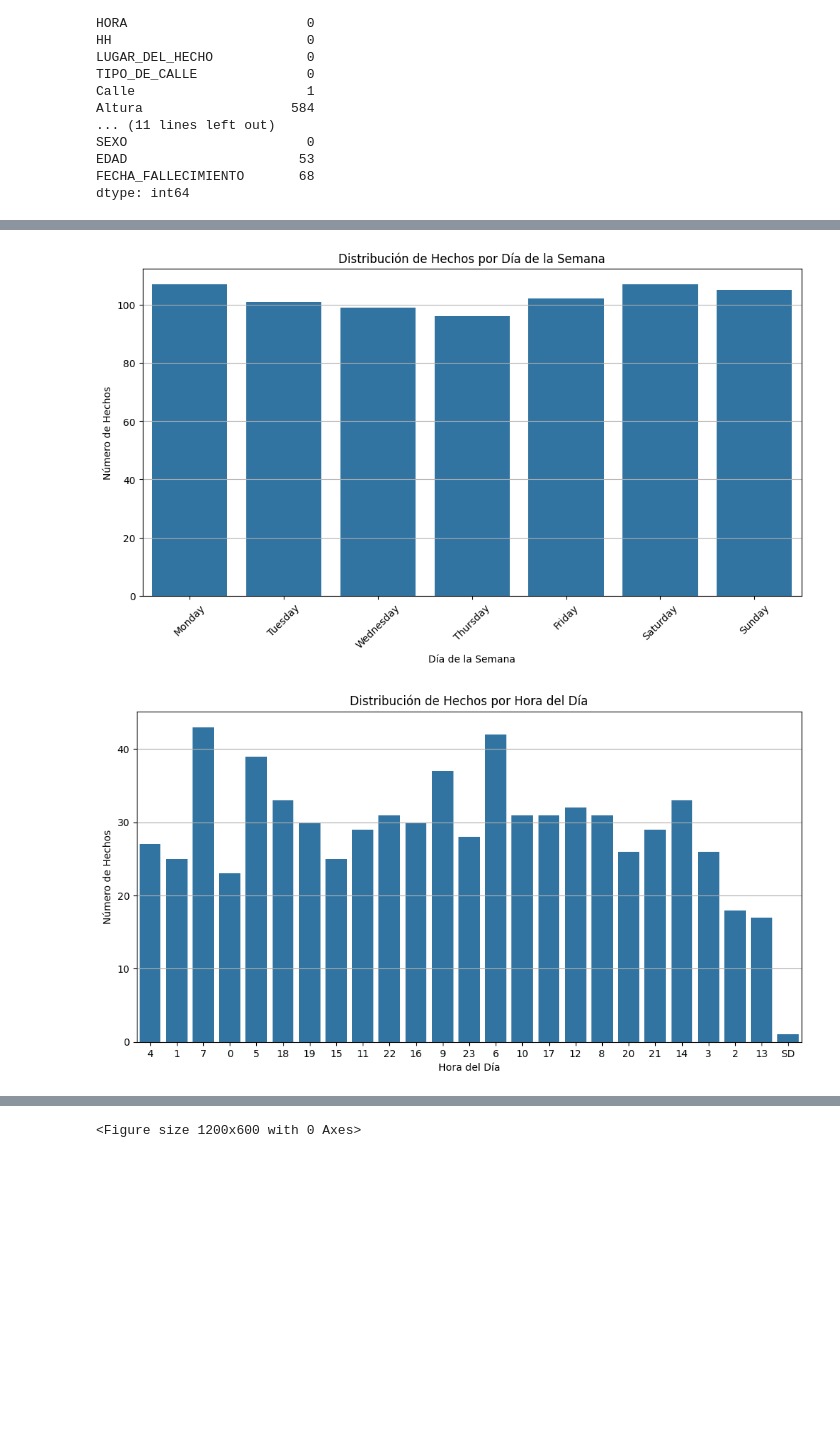
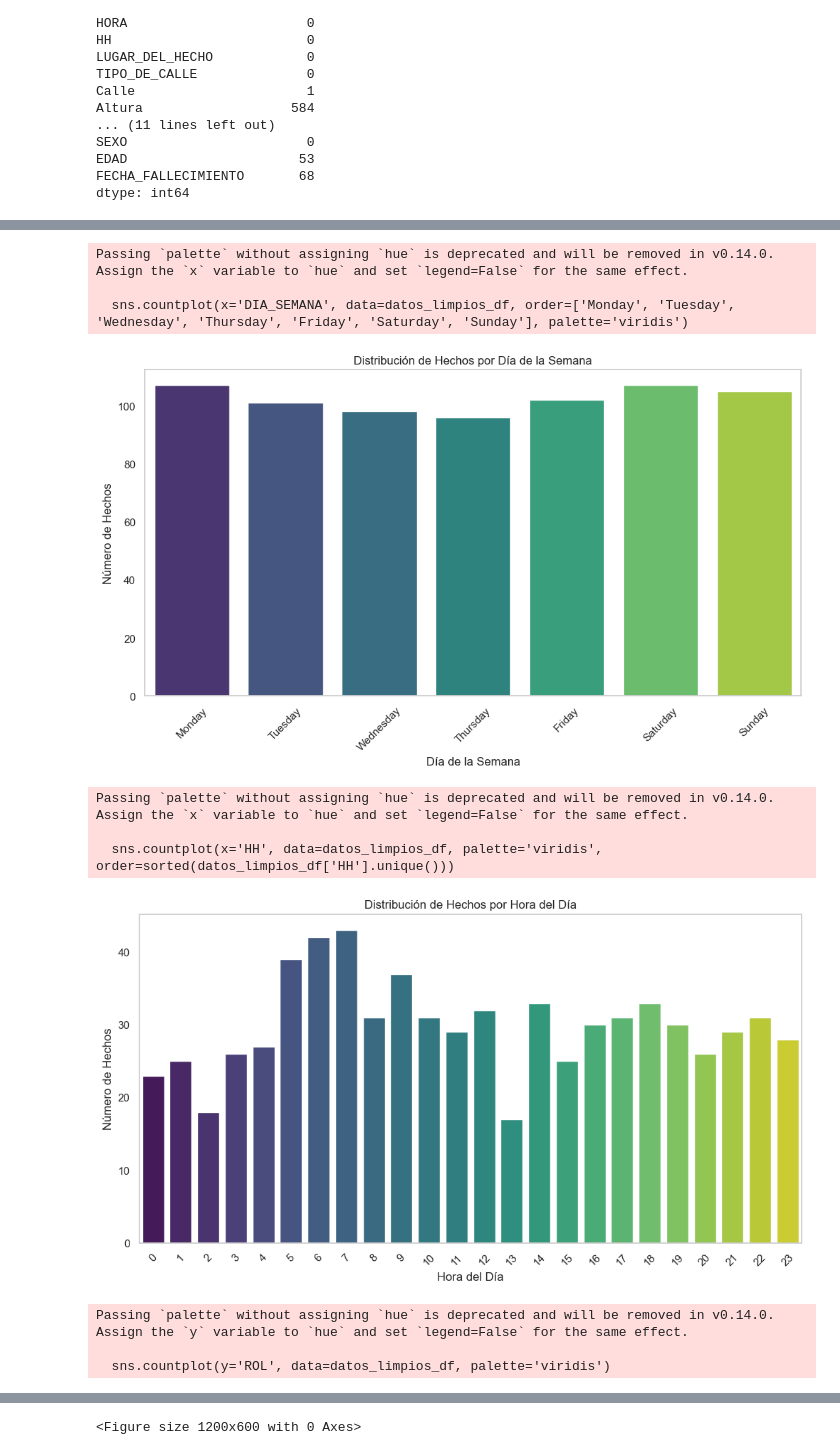
Before and after one commit to usersromans/PI02, a Jupyter notebook: EDA_Homicidios_Siniestros_Viales_Buenos_Aires.ipynb, the cells around one changed output, grey strips where cells are left out. Saved outputs shown, nothing was run; the diff lists cells and outputs as text; code cells hidden in the pictures; blank space fills up the shorter version.

```diff
--- a/EDA_Homicidios_Siniestros_Viales_Buenos_Aires.ipynb
+++ b/EDA_Homicidios_Siniestros_Viales_Buenos_Aires.ipynb
@@ -237,21 +240,23 @@ Procederemos con un análisis descriptivo general de las variables clave para ob
 # %%
 # Análisis descriptivo general con visualizaciones
 
+# Análisis descriptivo general con visualizaciones
+
 # Distribución de hechos por mes
+meses = ['Ene', 'Feb', 'Mar', 'Abr', 'May', 'Jun', 'Jul', 'Ago', 'Sep', 'Oct', 'Nov', 'Dic']
 plt.figure(figsize=(12, 6))
-sns.countplot(x='MM', data=datos_limpios_df)
+sns.countplot(x='MM', data=datos_limpios_df, palette='viridis')
 plt.title('Distribución de Hechos por Mes')
 plt.xlabel('Mes')
 plt.ylabel('Número de Hechos')
-plt.xticks(ticks=range(0,12), labels=['Ene', 'Feb', 'Mar', 'Abr', 'May', 'Jun', 'Jul', 'Ago', 'Sep', 'Oct', 'Nov', 'Dic'])
+plt.xticks(ticks=range(12), labels=meses)
 plt.grid(axis='y')
 plt.show()
 
+
 # Distribución de hechos por día de la semana
-# Convertir la columna 'FECHA' a día de la semana
-datos_limpios_df['DIA_SEMANA'] = datos_limpios_df['FECHA'].dt.day_name()
 plt.figure(figsize=(12, 6))
-sns.countplot(x='DIA_SEMANA', data=datos_limpios_df, order=['Monday', 'Tuesday', 'Wednesday', 'Thursday', 'Friday', 'Saturday', 'Sunday'])
+sns.countplot(x='DIA_SEMANA', data=datos_limpios_df, order=['Monday', 'Tuesday', 'Wednesday', 'Thursday', 'Friday', 'Saturday', 'Sunday'], palette='viridis')
 plt.title('Distribución de Hechos por Día de la Semana')
 plt.xlabel('Día de la Semana')
 plt.ylabel('Número de Hechos')
@@ -259,18 +264,27 @@ plt.xticks(rotation=45)
 plt.grid(axis='y')
 plt.show()
 
+# Eliminar las filas con el valor 'SD' en la columna 'HH'
+datos_limpios_df = datos_limpios_df[datos_limpios_df['HH'] != 'SD']
+
+# Convertir la columna 'HH' a enteros
+datos_limpios_df['HH'] = datos_limpios_df['HH'].astype(int)
+
 # Distribución de hechos por hora del día
 plt.figure(figsize=(12, 6))
-sns.countplot(x='HH', data=datos_limpios_df)
+sns.countplot(x='HH', data=datos_limpios_df, palette='viridis', order=sorted(datos_limpios_df['HH'].unique()))
 plt.title('Distribución de Hechos por Hora del Día')
 plt.xlabel('Hora del Día')
 plt.ylabel('Número de Hechos')
 plt.grid(axis='y')
+plt.xticks(rotation=45)
 plt.show()
+
+
 
 # Distribución del rol de las víctimas
 plt.figure(figsize=(12, 6))
-sns.countplot(y='ROL', data=datos_limpios_df)
+sns.countplot(y='ROL', data=datos_limpios_df, palette='viridis')
 plt.title('Distribución del Rol de las Víctimas')
 plt.xlabel('Número de Víctimas')
 plt.ylabel('Rol')
@@ -281,2 +298,11 @@ plt.show()
+Passing `palette` without assigning `hue` is deprecated and will be removed in v0.14.0. Assign the `x` variable to `hue` and set `legend=False` for the same effect.
+
+  sns.countplot(x='DIA_SEMANA', data=datos_limpios_df, order=['Monday', 'Tuesday', 'Wednesday', 'Thursday', 'Friday', 'Saturday', 'Sunday'], palette='viridis')
-[figure, old version]
+[figure, new version]
+Passing `palette` without assigning `hue` is deprecated and will be removed in v0.14.0. Assign the `x` variable to `hue` and set `legend=False` for the same effect.
+
+  sns.countplot(x='HH', data=datos_limpios_df, palette='viridis', order=sorted(datos_limpios_df['HH'].unique()))
-[figure, old version]
+[figure, new version]
+Passing `palette` without assigning `hue` is deprecated and will be removed in v0.14.0. Assign the `y` variable to `hue` and set `legend=False` for the same effect.
+
+  sns.countplot(y='ROL', data=datos_limpios_df, palette='viridis')
```
Also changed, not shown: parts of 20 cells of this notebook.
